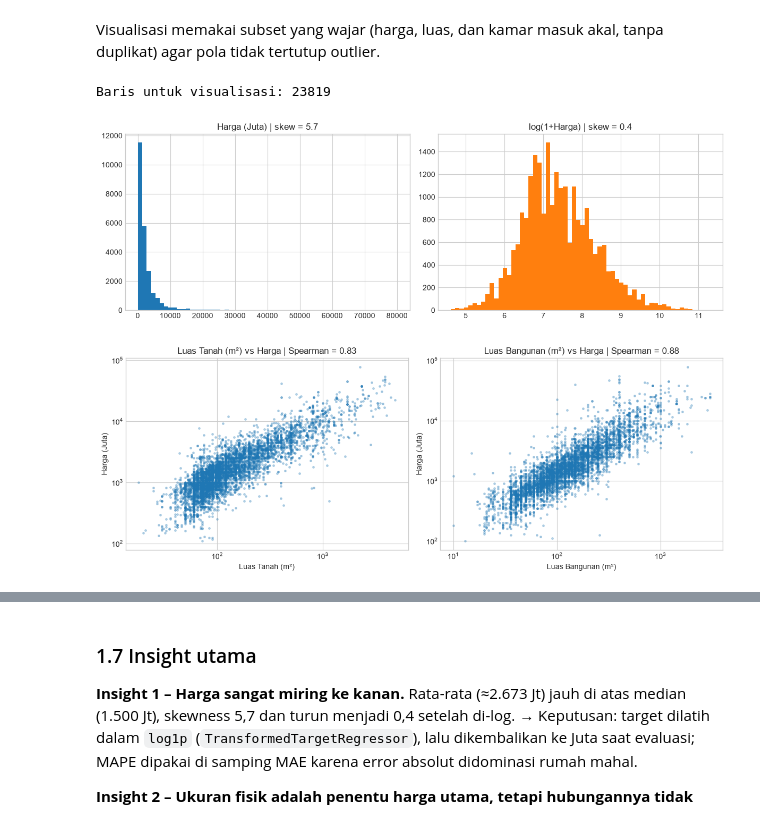
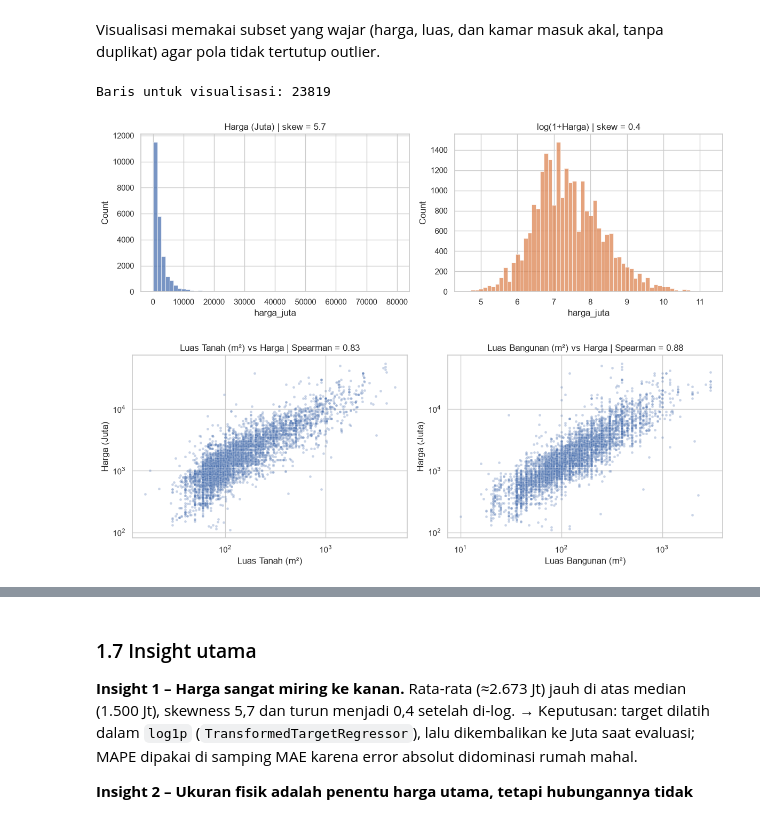
Before and after one commit to ferdianfariza/House-Price-Prediction-BENGKOD, a Jupyter notebook: Early_Bird_Prediksi_Harga_Rumah.ipynb, the cells around one changed output, grey strips where cells are left out. Cells and saved outputs as stored; diff of their text form; code cells hidden in the pictures.

```diff
--- a/Early_Bird_Prediksi_Harga_Rumah.ipynb
+++ b/Early_Bird_Prediksi_Harga_Rumah.ipynb
@@ -55,0 +42,4 @@ df_raw.shape
+# %%
+DATA_PATH = "dataset/Raw-Final-Rumah.csv"
+df_raw = pd.read_csv(DATA_PATH)
+df_raw.shape
@@ -290,29 +423,42 @@ shape: (17, 3)
 # %% [markdown]
 Visualisasi memakai subset yang wajar (harga, luas, dan kamar masuk akal, tanpa duplikat) agar pola tidak tertutup outlier.
 # %%
-eda = (df_p.filter(pl.col('harga_juta').is_between(100, 100_000) & pl.col('luas_bangunan').is_between(10, 3000)
-                   & (pl.col('luas_tanah').is_null() | pl.col('luas_tanah').is_between(10, 5000))
-                   & pl.col('ket').is_in(['-', 'Total']) & pl.col('kamar_tidur').is_between(1, 15))
-         .unique(subset=KUNCI_DUP, keep='first', maintain_order=True)
-         .with_columns(pl.col('garasi').fill_null(0)))
-print('Baris untuk visualisasi:', eda.height)
+wajar = (
+    df_p.harga_juta.between(100, 100_000)
+    & df_p.luas_bangunan.between(10, 3000)
+    & (df_p.luas_tanah.isna() | df_p.luas_tanah.between(10, 5000))
+    & df_p.ket.isin(["-", "Total"])
+    & df_p.kamar_tidur.between(1, 15)
+)
+eda = df_p[wajar].drop_duplicates(subset=KUNCI_DUP).copy()
+eda["garasi"] = eda["garasi"].fillna(0)
+print("Baris untuk visualisasi:", len(eda))
 
-h = eda['harga_juta'].to_numpy()
 fig, ax = plt.subplots(1, 2, figsize=(12, 4))
-ax[0].hist(h, bins=60); ax[0].set_title(f'Harga (Juta) | skew = {skew(h):.1f}')
-ax[1].hist(np.log1p(h), bins=60, color='C1'); ax[1].set_title(f'log(1+Harga) | skew = {skew(np.log1p(h)):.1f}')
-plt.tight_layout(); plt.show()
+sns.histplot(eda.harga_juta, bins=60, ax=ax[0])
+ax[0].set_title(f"Harga (Juta) | skew = {skew(eda.harga_juta):.1f}")
+sns.histplot(np.log1p(eda.harga_juta), bins=60, ax=ax[1], color="C1")
+ax[1].set_title(f"log(1+Harga) | skew = {skew(np.log1p(eda.harga_juta)):.1f}")
+plt.tight_layout()
+plt.show()
 # %% [output]
 Baris untuk visualisasi: 23819
-[figure, old version]
+[figure, new version]
 # %%
 fig, ax = plt.subplots(1, 2, figsize=(12, 4.5))
-s = eda.sample(min(6000, eda.height), seed=SEED)
-for a, kol, nama in zip(ax, ['luas_tanah', 'luas_bangunan'], ['Luas Tanah (m²)', 'Luas Bangunan (m²)']):
-    a.scatter(s[kol].to_numpy(), s['harga_juta'].to_numpy(), s=6, alpha=.3)
-    a.set_xscale('log'); a.set_yscale('log'); a.set_xlabel(nama); a.set_ylabel('Harga (Juta)')
-    a.set_title(f"{nama} vs Harga | Spearman = {spearman(eda[kol].to_numpy(), eda['harga_juta'].to_numpy()):.2f}")
-plt.tight_layout(); plt.show()
+s = eda.sample(min(6000, len(eda)), random_state=SEED)
+for a, kol, nama in zip(
+    ax, ["luas_tanah", "luas_bangunan"], ["Luas Tanah (m²)", "Luas Bangunan (m²)"]
+):
+    sns.scatterplot(data=s, x=kol, y="harga_juta", alpha=0.3, s=12, ax=a)
+    a.set_xscale("log")
+    a.set_yscale("log")
+    a.set_xlabel(nama)
+    a.set_ylabel("Harga (Juta)")
+    rho = spearmanr(eda[kol], eda.harga_juta, nan_policy="omit")[0]
+    a.set_title(f"{nama} vs Harga | Spearman = {rho:.2f}")
+plt.tight_layout()
+plt.show()
 # %% [output]
-[figure, old version]
+[figure, new version]
 # %%
```
Also changed, not shown: parts of 35 cells of this notebook, 15 other files.
